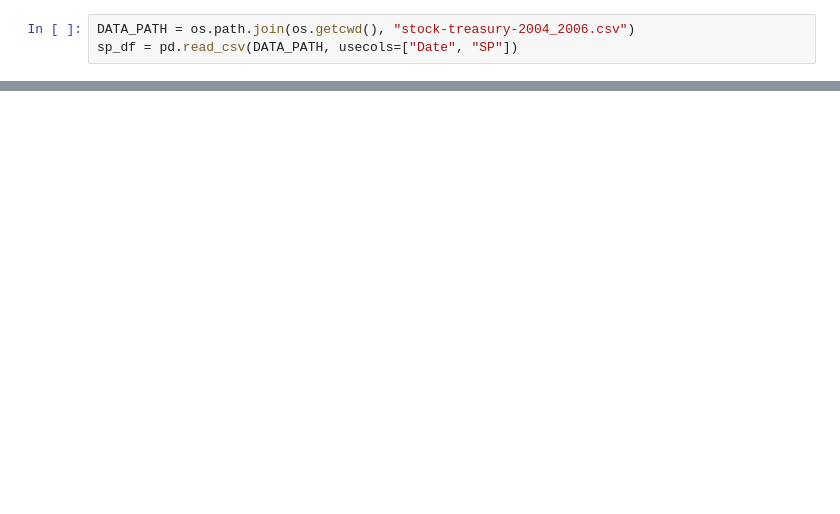
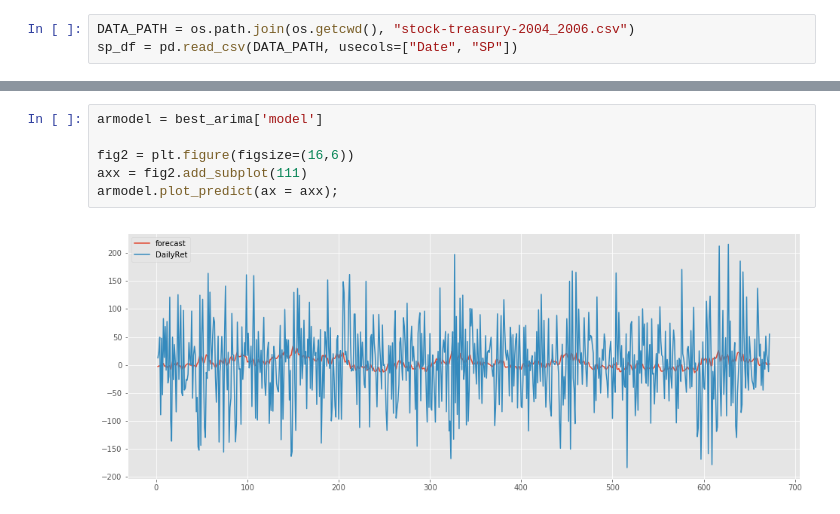
Before and after one commit to uhasan1/FRE-7773-Machine-Learning-2019, a Jupyter notebook: Second_HW/Huang_Guoqin_Assignment_4.ipynb, the cells around one changed output, grey strips where cells are left out. Saved outputs shown, nothing was run; the diff lists cells and outputs as text; blank space fills up the shorter version.

```diff
--- a/Second_HW/Huang_Guoqin_Assignment_4.ipynb
+++ b/Second_HW/Huang_Guoqin_Assignment_4.ipynb
@@ -168,0 +198,8 @@ best_model['model'].plot_predict()
+# %%
+armodel = best_arima['model']
+
+fig2 = plt.figure(figsize=(16,6))
+axx = fig2.add_subplot(111)
+armodel.plot_predict(ax = axx);
+# %% [output]
+[figure, added]
```
Also changed, not shown: parts of 15 cells of this notebook, 7 other files.
